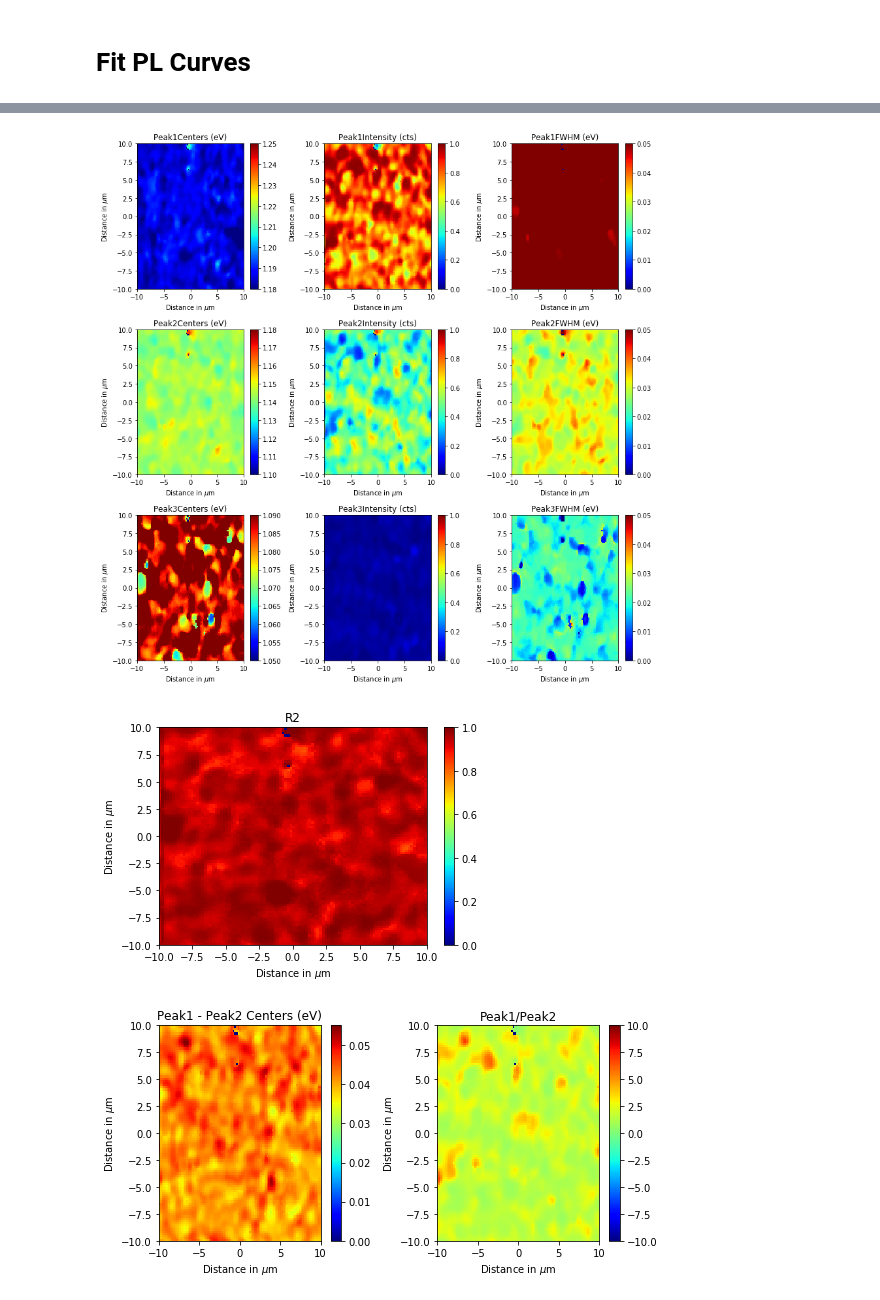
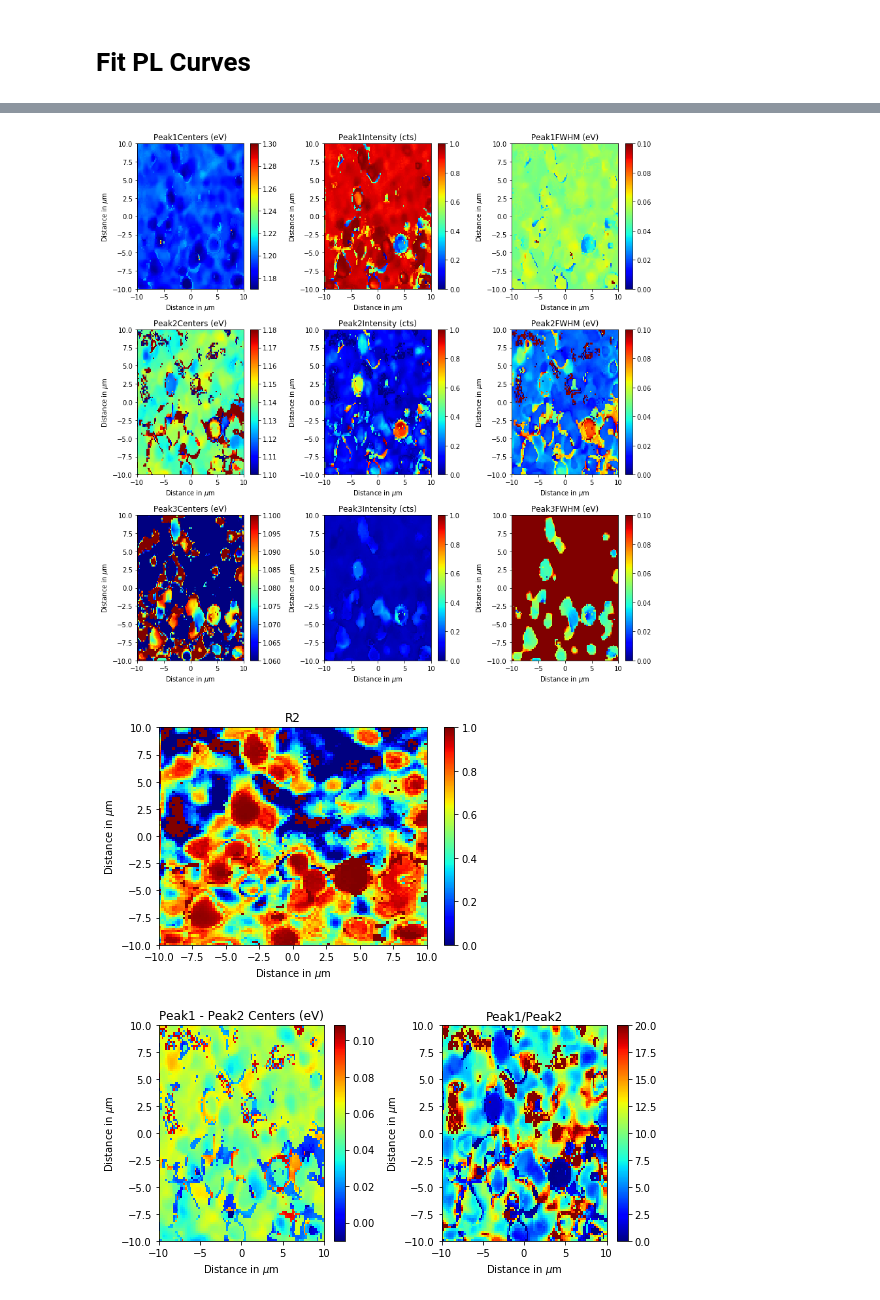
Before and after one commit to ttmn313/CIGS_Na_Analysis, a Jupyter notebook: Separate_PL_via_EG.ipynb, the cells around one changed output, grey strips where cells are left out. Drawn from its saved outputs; the diff is of its cells as text; code cells hidden in the pictures.

Commit message:
Modifying PL Peak Fit Parameters

```diff
--- a/Separate_PL_via_EG.ipynb
+++ b/Separate_PL_via_EG.ipynb
@@ -537,9 +537,9 @@ plt.show()
 # %%
 from scipy.optimize import curve_fit
 from time import time
-n = 3
+n = 0
 x = 1240/np.array(all_pl_energy[n])
-spec = np.array(all_pl[n])[87,:]
+spec = np.array(all_pl[n])[5935,:]
 
 #y = np.array(np.mean(spec,axis=0))-baseline(np.array(np.mean(spec,axis=0)),1)
 t0 = time()
@@ -568,8 +568,10 @@ def gaussian(x, ctr, amp, wid):
 #3 curves -- wider FWHM -- narrower peak center
 # guess = [1.2, 0.5, 0.05, 1.15, 0.5, 0.05, 1.08, 0.5, 0.05 ]
 # bounds = ([1.18, 0., 0., 1.13, 0., 0., 1.07, 0., 0.],[1.22, 1.0, 0.1, 1.17, 1.0, 0.1, 1.09, 1.0, 0.1])
-guess = [1.2, 0.5, 0.05, 1.15, 0.5, 0.05, 1.08, 0.1, 0.05 ]
-bounds = ([1.18, 0., 0., 1.13, 0., 0., 1.06, 0., 0.],[1.22, 1.0, 0.1, 1.17, 1.0, 0.1, 1.1, 1.0, 0.1])
+# guess = [1.2, 0.5, 0.05, 1.15, 0.5, 0.05, 1.08, 0.1, 0.05 ]
+# bounds = ([1.18, 0., 0., 1.13, 0., 0., 1.06, 0., 0.],[1.22, 1.0, 0.1, 1.17, 1.0, 0.1, 1.1, 1.0, 0.1])
+guess = [1.22, 0.5, 0.05, 1.15, 0.5, 0.05, 1.08, 0.1, 0.05 ]
+bounds = ([1.17, 0., 0., 1.1, 0., 0., 1.06, 0., 0.],[1.3, 1.0, np.inf, 1.18, 1.0, np.inf, 1.1, 1.0, 0.1])
 
 
 
@@ -694,23 +722,29 @@ Visualize The Distribuion of Fit Parameters
 '''
 x = all_x[n]
 y = all_y[n]
+
+# Make sure that peak 1 is always higher in energy than peak 2
+test = fit_params[:,0] < fit_params[:,3]
+fit_params[test,0:3] = np.array(fit_params[test,3:6])
+fit_params[test,3:6] = np.array(fit_params[test,0:3])
+
 fig, axes = plt.subplots(3,3,figsize=(12,12))
 ax = axes.ravel()
 for idx in range(0,9,3):
     map_num = idx
-    pcm = ax[map_num].pcolor(x,y,fit_params[:,map_num].reshape(len(x),len(y)),cmap='jet', vmin=bounds[0][map_num], vmax = bounds[1][map_num])#, vmin=np.min(doi[stamp]), vmax=np.max(doi[stamp]))
+    pcm = ax[map_num].pcolor(x,y,switch_pks[:,map_num].reshape(len(x),len(y)),cmap='jet', vmin=bounds[0][map_num], vmax = bounds[1][map_num])#, vmin=np.min(doi[stamp]), vmax=np.max(doi[stamp]))
     ax[map_num].set_title('Peak' + str(idx/3+1) + 'Centers (eV)')
     ax[map_num].set_xlabel('Distance in $\mu$m')
     ax[map_num].set_ylabel('Distance in $\mu$m')
     fig.colorbar(pcm,ax = ax[map_num])
     map_num = idx+1
-    pcm = ax[map_num].pcolor(x,y,fit_params[:,map_num].reshape(len(x),len(y)),cmap='jet', vmin=bounds[0][map_num], vmax = bounds[1][map_num])#, vmin=np.min(doi[stamp]), vmax=np.max(doi[stamp]))
+    pcm = ax[map_num].pcolor(x,y,switch_pks[:,map_num].reshape(len(x),len(y)),cmap='jet', vmin=bounds[0][map_num], vmax = bounds[1][map_num])#, vmin=np.min(doi[stamp]), vmax=np.max(doi[stamp]))
     ax[map_num].set_title('Peak' + str(idx/3+1) + 'Intensity (cts)')
     ax[map_num].set_xlabel('Distance in $\mu$m')
     ax[map_num].set_ylabel('Distance in $\mu$m')
     fig.colorbar(pcm,ax = ax[map_num])
     map_num = idx+2
-    pcm = ax[map_num].pcolor(x,y,fit_params[:,map_num].reshape(len(x),len(y)),cmap='jet',vmin=bounds[0][map_num], vmax = bounds[1][map_num])#, vmin=np.min(doi[stamp]), vmax=np.max(doi[stamp]))
+    pcm = ax[map_num].pcolor(x,y,switch_pks[:,map_num].reshape(len(x),len(y)),cmap='jet',vmin=0, vmax = 0.1)#, vmin=np.min(doi[stamp]), vmax=np.max(doi[stamp]))
     ax[map_num].set_title('Peak' + str(idx/3+1) + 'FWHM (eV)')
     ax[map_num].set_xlabel('Distance in $\mu$m')
     ax[map_num].set_ylabel('Distance in $\mu$m')
@@ -727,26 +761,31 @@ plt.ylabel('Distance in $\mu$m')
 
 plt.show()
 # %% [output]
-[figure, old version]
+[figure, new version]
-[figure, old version]
+[figure, new version]
 # %%
 center_diff = fit_params[:,0]-fit_params[:,3]
 intensity_ratio = fit_params[:,1]/fit_params[:,4]
+intensity_ratio[np.isnan(intensity_ratio)]=1
+
 fig,axes = plt.subplots(1,2,figsize=(8,4))
 ax = axes.ravel()
 map_num = 0
 pcm = ax[map_num].pcolor(x,y,center_diff.reshape(len(x),len(y)),cmap='jet')#, vmin=np.min(doi[stamp]), vmax=np.max(doi[stamp]))
 ax[map_num].set_title('Peak1 - Peak2 Centers (eV)')
 ax[map_num].set_xlabel('Distance in $\mu$m')
 ax[map_num].set_ylabel('Distance in $\mu$m')
 fig.colorbar(pcm,ax = ax[map_num])
 map_num = 1
-pcm = ax[map_num].pcolor(x,y,intensity_ratio.reshape(len(x),len(y)),cmap='jet', vmin=-10, vmax=10)#, vmin=np.min(doi[stamp]), vmax=np.max(doi[stamp]))
+if n == 3:
+    pcm = ax[map_num].pcolor(x,y,intensity_ratio.reshape(len(x),len(y)), cmap='jet', norm=mpl_colors.LogNorm(vmin=intensity_ratio.min(), vmax=intensity_ratio.max()))#, vmin=np.min(doi[stamp]), vmax=np.max(doi[stamp]))
+else:
+    pcm = ax[map_num].pcolor(x,y,intensity_ratio.reshape(len(x),len(y)), cmap='jet', vmin=0, vmax = 20)
 ax[map_num].set_title('Peak1/Peak2')
 ax[map_num].set_xlabel('Distance in $\mu$m')
 ax[map_num].set_ylabel('Distance in $\mu$m')
 fig.colorbar(pcm,ax = ax[map_num])
 plt.tight_layout()
 plt.show()
 # %% [output]
-[figure, old version]
+[figure, new version]
```
Also changed, not shown: parts of 5 cells of this notebook, 1 other file.
